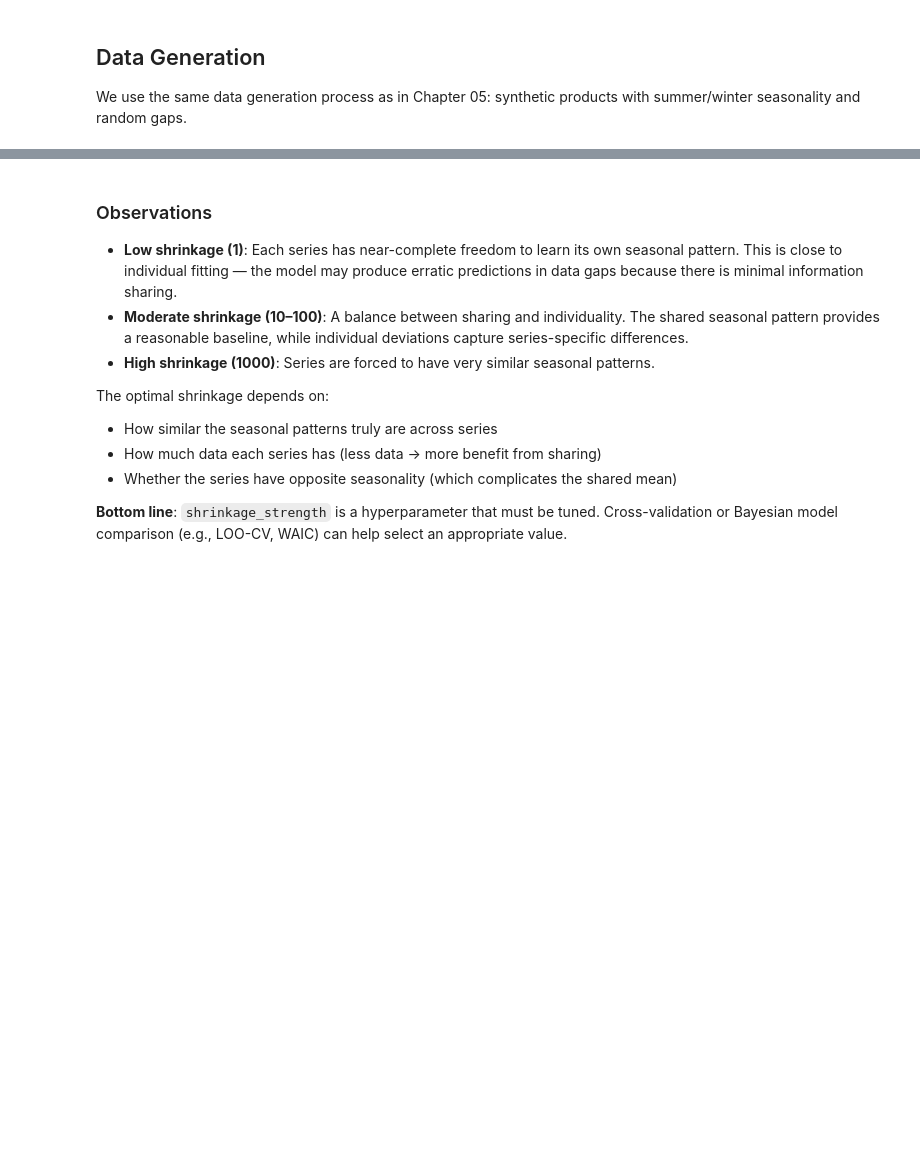
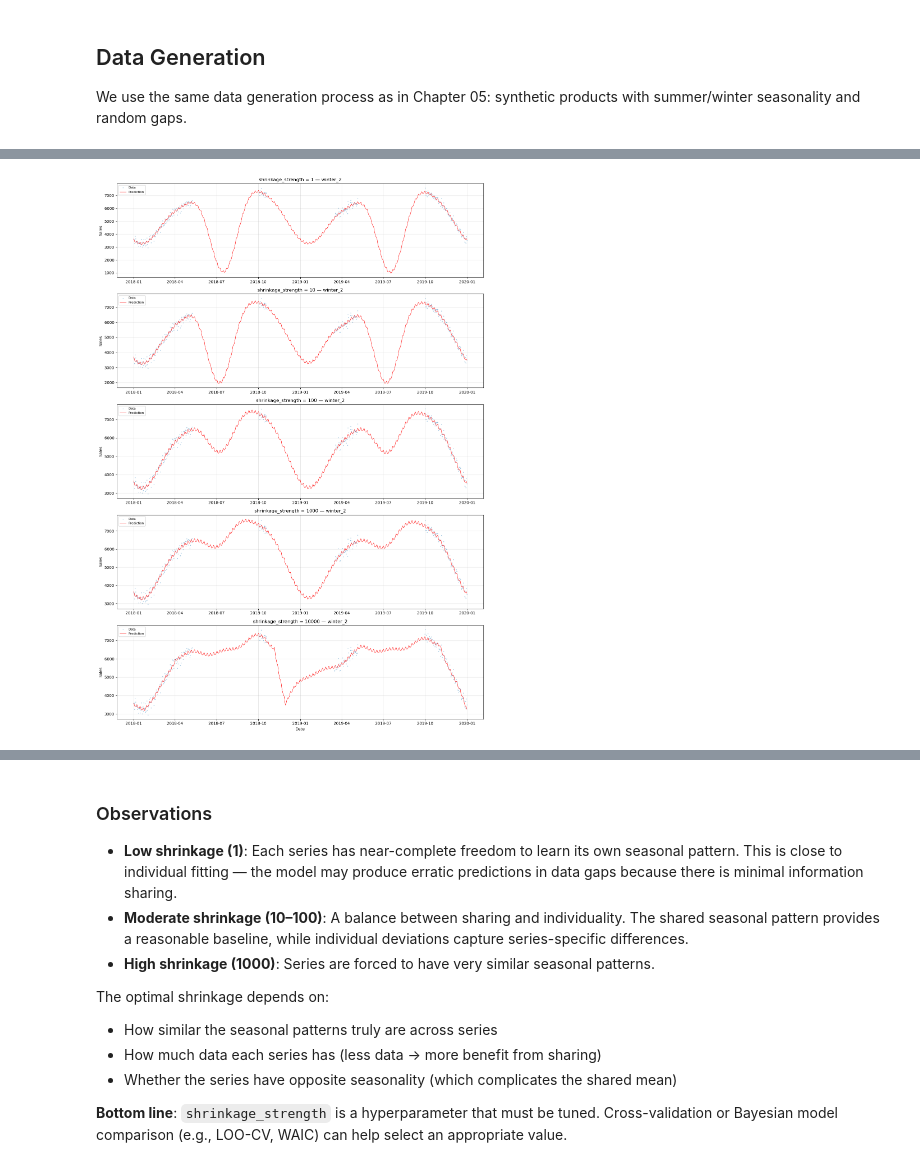
Before and after one commit to jovan-krajevski/vangja, a Jupyter notebook: notebooks/06_hierarchical_caveats.ipynb, the cells around one changed output, grey strips where cells are left out. Saved outputs shown, nothing was run; the diff lists cells and outputs as text; code cells hidden in the pictures; blank space fills up the shorter version.

```diff
--- a/notebooks/06_hierarchical_caveats.ipynb
+++ b/notebooks/06_hierarchical_caveats.ipynb
@@ -86,11 +92,15 @@ for shrinkage in shrinkage_values:
             shrinkage_strength=10,  # Fixed trend shrinkage
         )
         + FourierSeasonality(
-            period=365.25, series_order=5, pool_type="partial",
+            period=365.25,
+            series_order=5,
+            pool_type="partial",
             shrinkage_strength=shrinkage,
         )
         + FourierSeasonality(
-            period=7, series_order=2, pool_type="partial",
+            period=7,
+            series_order=2,
+            pool_type="partial",
             shrinkage_strength=shrinkage,
         )
     )
@@ -106,26 +136,39 @@ for shrinkage in shrinkage_values:
 # %%
 # Compare predictions for winter_2 across shrinkage values
 # This series has opposite (winter) seasonality and data gaps
 series_name = "winter_2"
 series_data = df[df["series"] == series_name]
 
-fig, axes = plt.subplots(len(shrinkage_values), 1, figsize=(14, 4 * len(shrinkage_values)))
+fig, axes = plt.subplots(
+    len(shrinkage_values), 1, figsize=(14, 4 * len(shrinkage_values))
+)
 
 for ax, shrinkage in zip(axes, shrinkage_values):
     model = shrinkage_models[shrinkage]
     future = shrinkage_predictions[shrinkage]
     group_code = [k for k, v in model.groups_.items() if v == series_name][0]
 
-    ax.scatter(series_data["ds"], series_data["y"], s=1, alpha=0.4, color="C0", label="Data")
-    ax.plot(future["ds"], future[f"yhat_{group_code}"], "r-", linewidth=1, alpha=0.8, label="Prediction")
+    ax.scatter(
+        series_data["ds"], series_data["y"], s=1, alpha=0.4, color="C0", label="Data"
+    )
+    ax.plot(
+        future["ds"],
+        future[f"yhat_{group_code}"],
+        "r-",
+        linewidth=1,
+        alpha=0.8,
+        label="Prediction",
+    )
     ax.set_title(f"shrinkage_strength = {shrinkage} — {series_name}")
     ax.set_ylabel("Sales")
     ax.legend(loc="upper left", fontsize=8)
     ax.grid(True, alpha=0.3)
 
 axes[-1].set_xlabel("Date")
 plt.tight_layout()
 plt.show()
+# %% [output]
+[figure, added]
 # %%
 # Compare predictions for all_year across shrinkage values
 # This series has complete data and minimal seasonality
```
Also changed, not shown: parts of 17 cells of this notebook, 12 other files.
